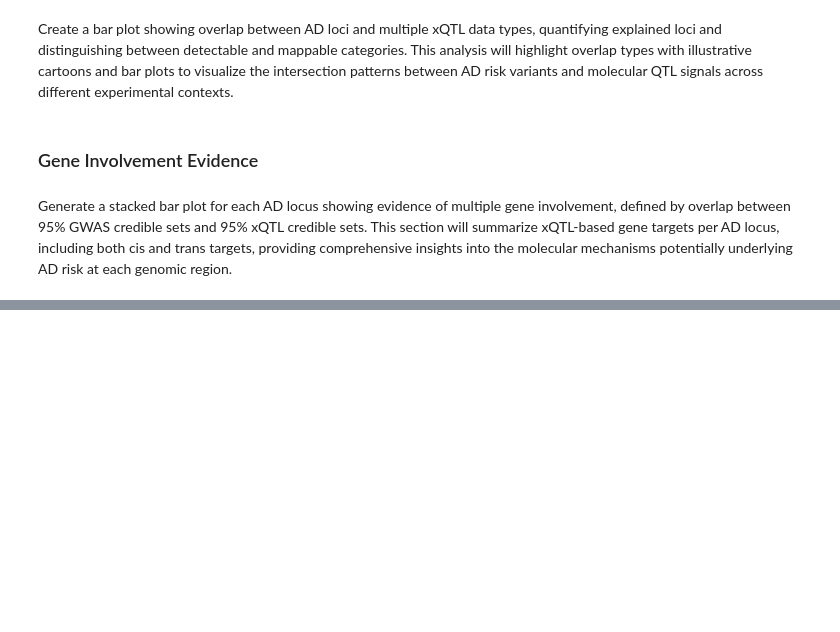
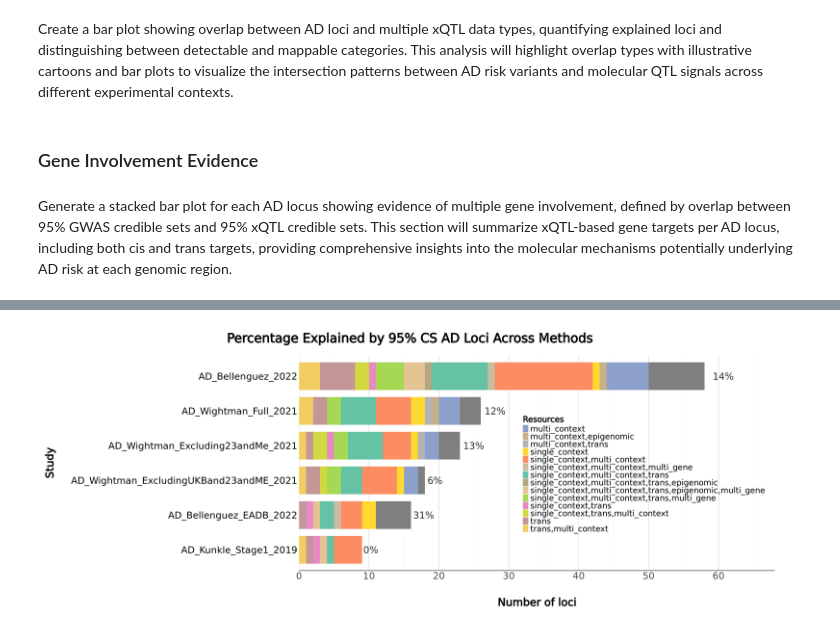
Before and after one commit to jaempawi/xqtl-paper, a Jupyter notebook: main_text/5_AD_xQTL_integration/Figure_5c_AD_loci_xQTL_annotated.ipynb, the cells around one changed output, grey strips where cells are left out. Saved outputs shown, nothing was run; the diff lists cells and outputs as text; code cells hidden in the pictures; blank space fills up the shorter version.

Commit message:
Updated Figure 5c notebook

```diff
--- a/main_text/5_AD_xQTL_integration/Figure_5c_AD_loci_xQTL_annotated.ipynb
+++ b/main_text/5_AD_xQTL_integration/Figure_5c_AD_loci_xQTL_annotated.ipynb
@@ -24,0 +572,2 @@ Generate a stacked bar plot for each AD locus showing evidence of multiple gene
+# %%
+all_95_95_cs_explain <- readRDS("method_explain_AD_loci.rds")
@@ -24,0 +648,14 @@ Generate a stacked bar plot for each AD locus showing evidence of multiple gene
+# %%
+library(dplyr)
+library(ggplot2)
+library(scales)  # For formatting percentages
+library(tidyr)
+library(RColorBrewer)
+
+resource_levels <- unique(all_95_95_cs_explain$resources)
+
+n_colors <- length(resource_levels)
+
+set2_colors <- colorRampPalette(brewer.pal(8, "Set2"))(n_colors)
+
+names(set2_colors) <- resource_levels
@@ -24,0 +669,78 @@ Generate a stacked bar plot for each AD locus showing evidence of multiple gene
+# %%
+# Aggregate data to count occurrences of each (study, resources) pair
+plot_data <- all_95_95_cs_explain %>%
+  group_by(study, resources) %>%
+  summarise(count = n(), .groups = "drop") %>%
+  mutate(resources = ifelse(is.na(resources), 'Not explained', resources)) %>%
+  filter(!study %in% c("AD_Jansen_2021", "AD_Bellenguez_EADI_2022"))
+
+# Compute NA percentage per study
+study_totals <- plot_data %>%
+  group_by(study) %>%
+  summarise(total_count = sum(count)) %>%
+  left_join(
+    plot_data %>% filter(resources == 'Not explained') %>%
+      group_by(study) %>%
+      summarise(not_explained_count = sum(count), .groups = "drop"),
+    by = "study"
+  ) %>%
+  mutate(
+    not_explained_count = replace_na(not_explained_count, 0),
+    non_na_percentage = round(1 - not_explained_count / total_count, 2),
+    unexplained_percentage = 1 - non_na_percentage  # Calculate unexplained percentage
+  ) %>%
+  select(study, total_count, non_na_percentage, unexplained_percentage)
+
+# Merge total counts back into plot data
+plot_data <- left_join(plot_data, study_totals, by = "study")
+
+# Reorder studies by total count for better visualization
+study_order <- study_totals %>% arrange(total_count) %>% pull(study)
+plot_data$study <- factor(plot_data$study, levels = study_order)
+
+# Create the horizontal stacked bar plot
+options(repr.plot.width = 32, repr.plot.height = 12)
+
+ggplot(plot_data, aes(x = count, y = study, fill = resources)) +
+  geom_bar(stat = "identity", position = "stack", width = 0.8) +
+  # Add percentage labels (unexplained %)
+  geom_text(data = study_totals,
+            aes(x = total_count * 1.02,  # Position just to the right of the bar
+                y = study,
+                label = percent(unexplained_percentage, accuracy = 1)),
+            inherit.aes = FALSE,
+            size = 10, color = 'grey20', hjust = 0) +
+  theme_minimal() +
+  labs(x = "Number of loci",
+       y = "Study",
+       fill = "Resources",
+       title = "Percentage Explained by 95% CS AD Loci Across Methods") +
+  theme(
+    plot.title = element_text(size = 38, face = "bold", hjust = 0.5, family = "candara", margin = margin(b = 30)),
+    plot.title.position = "plot",
+    axis.title.x = element_text(size = 32, face = "bold", family = "candara", margin = margin(t = 50)),  # X-axis title: "Number of loci"
+    axis.title.y = element_text(size = 32, face = "bold",  family = "candara", margin = margin(r = 50)),  # Y-axis title: "Study"
+    axis.text.y = element_text(size = 28, hjust = 1, color = "black"),  # Larger text for study names
+    axis.text.x = element_text(size = 28),
+    axis.title = element_text(size = 14, face = "bold"),
+    legend.text = element_text(size = 24),
+    legend.title = element_text(size = 24, face = "bold"),
+    axis.line.x = element_line(color = "black", size = 0.6),
+    panel.grid.major.y = element_blank(),  # Remove horizontal grid lines
+    panel.grid.minor.y = element_blank(),
+    panel.grid.major.x = element_line(color = "grey80"),
+    panel.background = element_rect(fill = "white", colour = NA),
+    plot.background = element_rect(fill = "white", colour = NA),
+    legend.position =  c(0.725, 0.45),
+    plot.margin = margin(20, 100, 20, 20)  # Add right margin for labels
+  ) +
+   scale_x_continuous(
+    breaks = c(0, 10, 20 , 30, 40, 50, 60),
+    expand = expansion(mult = c(0, 0.15)),
+    labels = scales::comma
+  )  +  # Add space for labels
+  scale_fill_manual(values = set2_colors)
+
+# dev.off()
+# %% [output]
+[figure, added]
```
Also changed, not shown: parts of 77 cells of this notebook.
